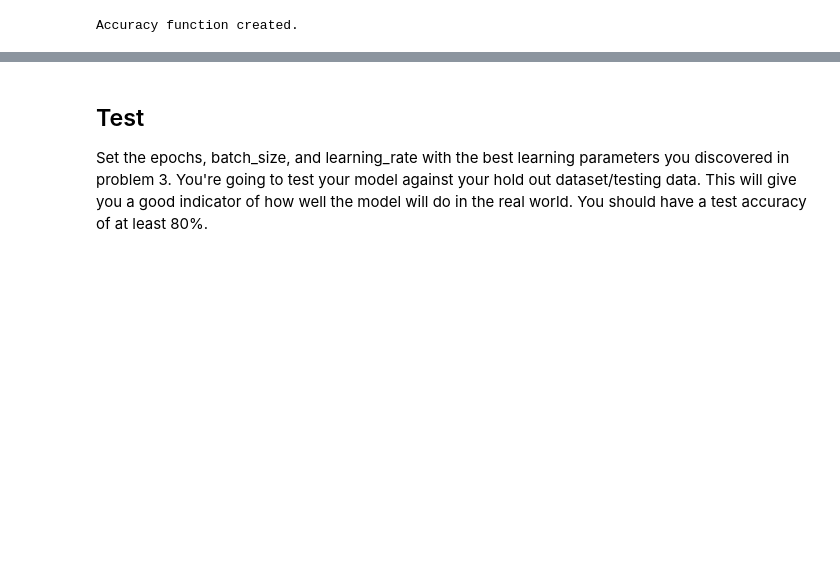
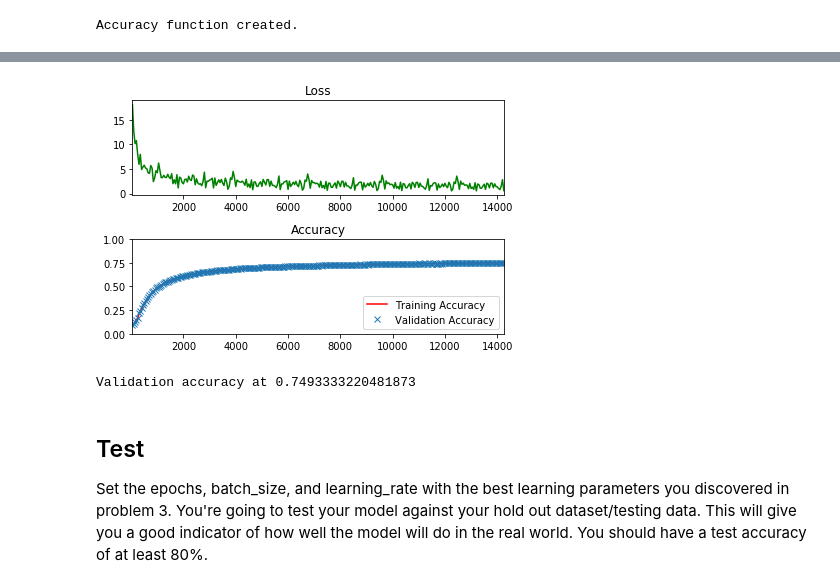
Before and after one commit to mccorby/Course-SDC, a Jupyter notebook: Term1/CarND-TensorFlow-Lab/lab.ipynb, the cells around one changed output, grey strips where cells are left out. Saved outputs shown, nothing was run; the diff lists cells and outputs as text; code cells hidden in the pictures; blank space fills up the shorter version.

```diff
--- a/Term1/CarND-TensorFlow-Lab/lab.ipynb
+++ b/Term1/CarND-TensorFlow-Lab/lab.ipynb
@@ -373,7 +377,21 @@ The code will print out a Loss and Accuracy graph, so you can see how well the n
 # epochs =
 # batch_size =
 # learning_rate =
+class ExecConfiguration():
+    def __init__(self, epochs, batch_size, learning_rate):
+        self.epochs = epochs
+        self.batch_size = batch_size
+        self.learning_rate = learning_rate
 
+execConfs = []
+execConf1 = ExecConfiguration(1, 2000, 0.01)
+
+execConfs.append(execConf1)
+
+# Configuration 1
+epochs = 5
+batch_size = 50
+learning_rate = 0.01
 
 
 ### DON'T MODIFY ANYTHING BELOW ###
@@ -415,33 +433,36 @@ with tf.Session() as session:
             if not batch_i % log_batch_step:
                 # Calculate Training and Validation accuracy
                 training_accuracy = session.run(accuracy, feed_dict=train_feed_dict)
                 validation_accuracy = session.run(accuracy, feed_dict=valid_feed_dict)
 
                 # Log batches
                 previous_batch = batches[-1] if batches else 0
                 batches.append(log_batch_step + previous_batch)
                 loss_batch.append(l)
                 train_acc_batch.append(training_accuracy)
                 valid_acc_batch.append(validation_accuracy)
 
         # Check accuracy against Validation data
         validation_accuracy = session.run(accuracy, feed_dict=valid_feed_dict)
 
 loss_plot = plt.subplot(211)
 loss_plot.set_title('Loss')
 loss_plot.plot(batches, loss_batch, 'g')
 loss_plot.set_xlim([batches[0], batches[-1]])
 acc_plot = plt.subplot(212)
 acc_plot.set_title('Accuracy')
 acc_plot.plot(batches, train_acc_batch, 'r', label='Training Accuracy')
 acc_plot.plot(batches, valid_acc_batch, 'x', label='Validation Accuracy')
 acc_plot.set_ylim([0, 1.0])
 acc_plot.set_xlim([batches[0], batches[-1]])
 acc_plot.legend(loc=4)
 plt.tight_layout()
 plt.show()
 
 print('Validation accuracy at {}'.format(validation_accuracy))
+# %% [output]
+[figure, added]
+Validation accuracy at 0.7493333220481873
 # %% [markdown]
 ## Test
 Set the epochs, batch_size, and learning_rate with the best learning parameters you discovered in problem 3.  You're going to test your model against your hold out dataset/testing data.  This will give you a good indicator of how well the model will do in the real world.  You should have a test accuracy of at least 80%.
```
Also changed, not shown: parts of 2 cells of this notebook.
